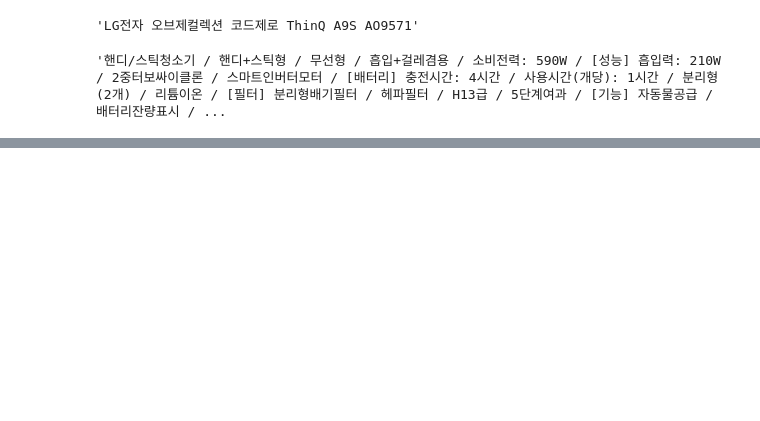
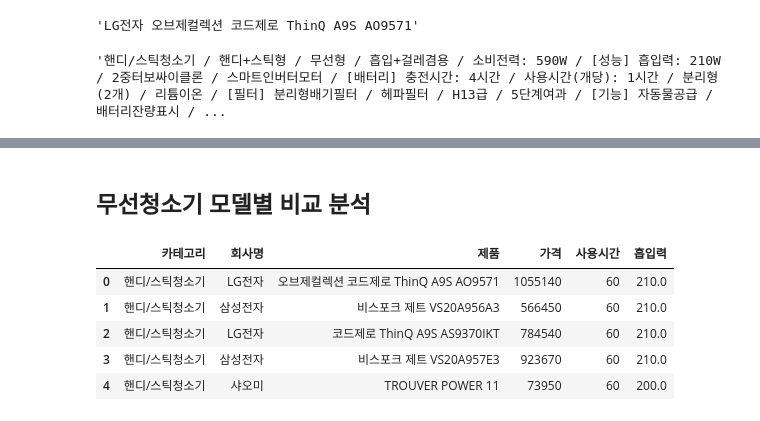
Before and after one commit to Hongbi-Kim/DataAnalysis, a Jupyter notebook: 데이터분석_실무파이썬_강아지/7-1. 무선청소기.ipynb, the cells around one changed output, grey strips where cells are left out. Cells and saved outputs as stored; diff of their text form; code cells hidden in the pictures; blank space fills up the shorter version.

```diff
--- a/데이터분석_실무파이썬_강아지/7-1. 무선청소기.ipynb
+++ b/데이터분석_실무파이썬_강아지/7-1. 무선청소기.ipynb
@@ -75,0 +589,12 @@ prod_items[0].select('p.price_sect > a > strong')[0].text.strip().replace(',',''
+# %% [markdown]
+## 무선청소기 모델별 비교 분석
+# %%
+danawa_data = pd.read_excel('7.danawa_data_final.xlsx')
+danawa_data.head()
+# %% [output]
+|  | 카테고리 | 회사명 | 제품 | 가격 | 사용시간 | 흡입력 |
+| 0 | 핸디/스틱청소기 | LG전자 | 오브제컬렉션 코드제로 ThinQ A9S AO9571 | 1055140 | 60 | 210.0 |
+| 1 | 핸디/스틱청소기 | 삼성전자 | 비스포크 제트 VS20A956A3 | 566450 | 60 | 210.0 |
+| 2 | 핸디/스틱청소기 | LG전자 | 코드제로 ThinQ A9S AS9370IKT | 784540 | 60 | 210.0 |
+| 3 | 핸디/스틱청소기 | 삼성전자 | 비스포크 제트 VS20A957E3 | 923670 | 60 | 210.0 |
+| 4 | 핸디/스틱청소기 | 샤오미 | TROUVER POWER 11 | 73950 | 60 | 200.0 |
```
Also changed, not shown: parts of 57 cells of this notebook, 2 other files.
